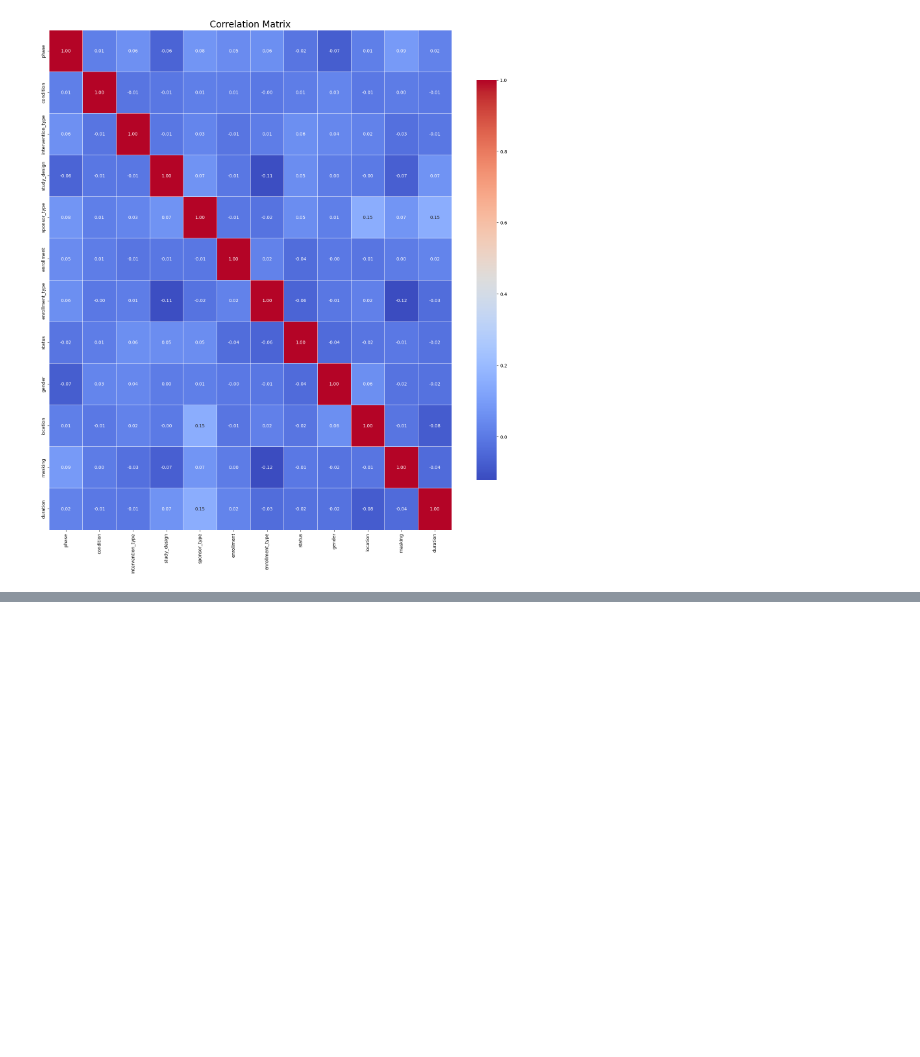
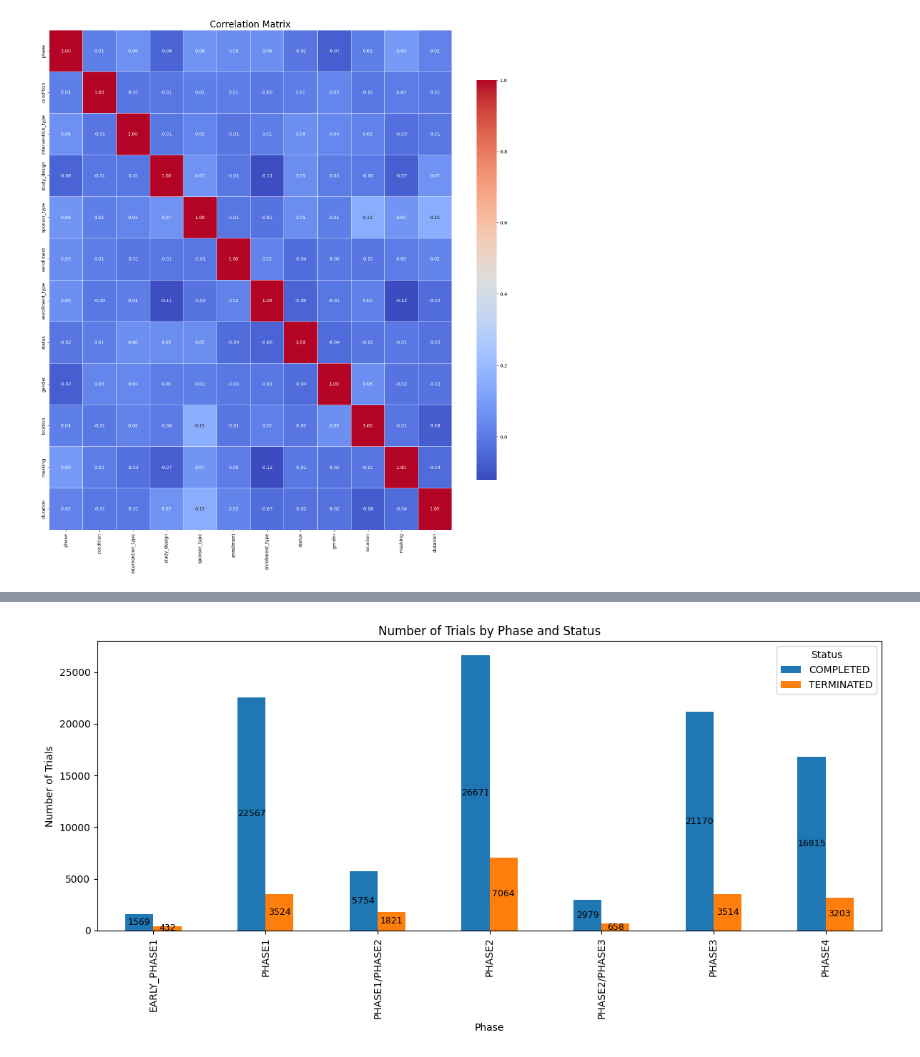
Before and after one commit to Ariiif12345/Hackathon_ds, a Jupyter notebook: EDA.ipynb, the cells around one changed output, grey strips where cells are left out. Drawn from its saved outputs; the diff is of its cells as text; code cells hidden in the pictures; blank space fills up the shorter version.

```diff
--- a/EDA.ipynb
+++ b/EDA.ipynb
@@ -61,0 +41,16 @@ plt.show()
+# %%
+# Plot side by side bars (not stacked)
+ax = phase_status_counts.plot(kind='bar', stacked=False, figsize=(12,6))
+plt.title('Number of Trials by Phase and Status')
+plt.xlabel('Phase')
+plt.ylabel('Number of Trials')
+plt.legend(title='Status')
+
+# Annotate bars
+for c in ax.containers:
+    ax.bar_label(c, label_type='center', fontsize=9)
+
+plt.tight_layout()
+plt.show()
+# %% [output]
+[figure, added]
```
Also changed, not shown: parts of 7 cells of this notebook.
